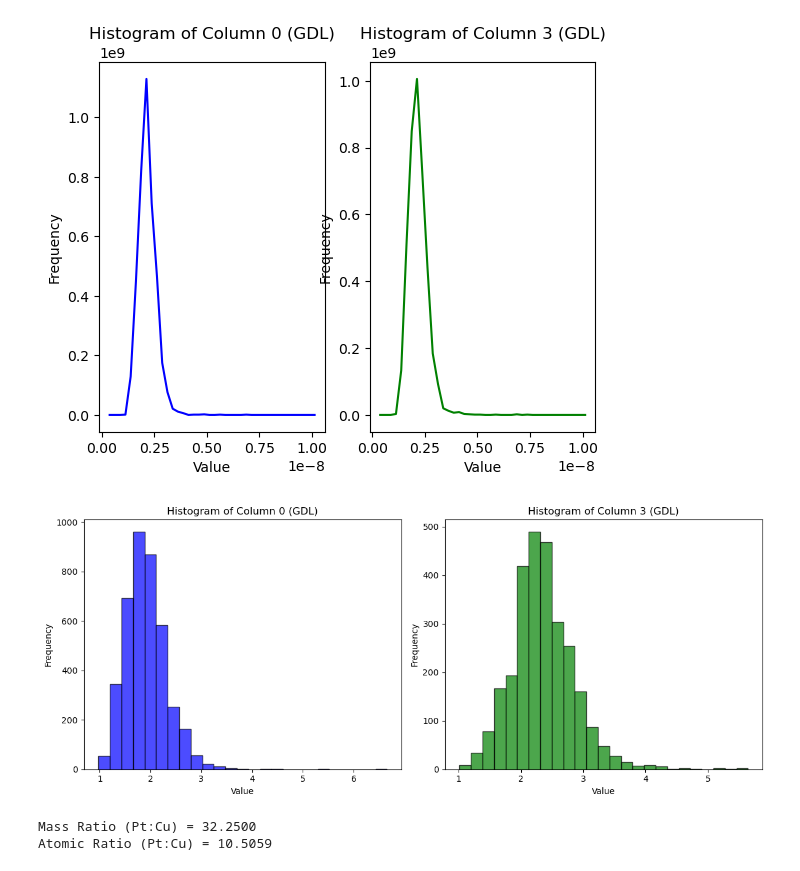
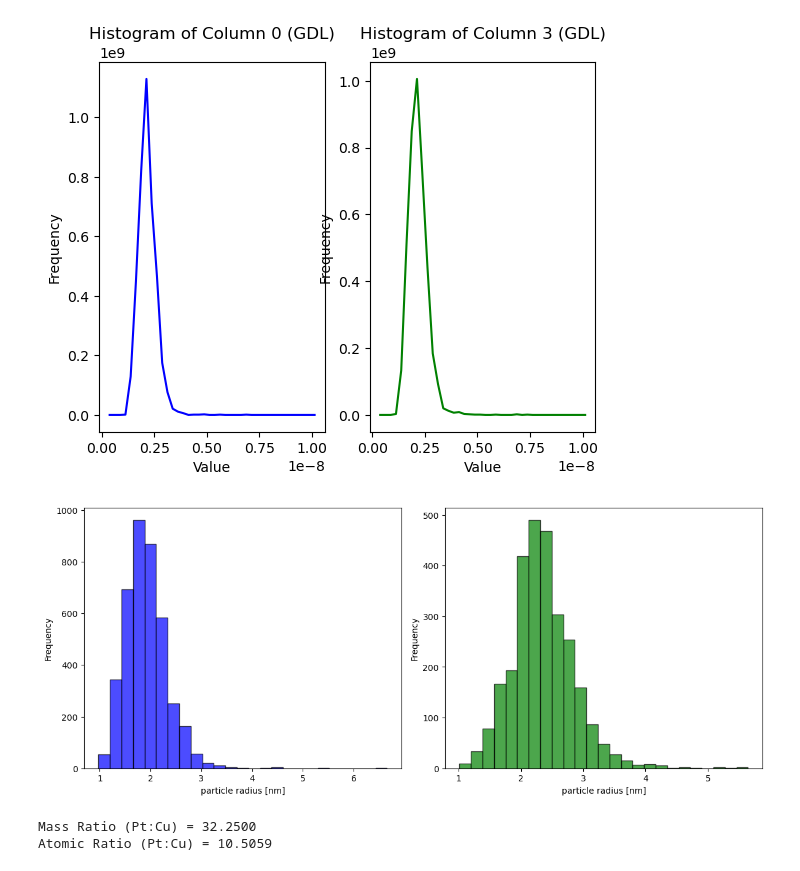
Before and after one commit to MatejPrijatelj/morelife_gen3_fit, a Jupyter notebook: importg3c.ipynb, the cells around one changed output. Saved outputs shown, nothing was run; the diff lists cells and outputs as text; code cells hidden in the pictures.

```diff
--- a/importg3c.ipynb
+++ b/importg3c.ipynb
@@ -243,30 +302,31 @@ Text(0, 0.5, 'Frequency')
 # %%
 selected_columns = df.iloc[:, [0, 3]]  # Select first and fourth columns
 
 # Plot histograms
 plt.figure(figsize=(12, 5))
 
 # Histogram for Column 0
 plt.subplot(1, 2, 1)
 plt.hist(selected_columns.iloc[:, 0].dropna()*0.5, bins=25, color='blue', edgecolor='black', alpha=0.7)
 #hist = np.histogram(nm*df.iloc[:, 0].dropna().to_numpy()*0.5,bins=bins_r,density=True)
 #plt.stem(hist[1][:-1],hist[0])
 #plt.xlim([0.5*nm,7*nm])
-plt.title(f"Histogram of Column 0 ({df.columns[0]})")
-plt.xlabel("Value")
+#plt.title(f"Histogram of Column 0 ({df.columns[0]})")
+plt.xlabel("particle radius [nm]")
 plt.ylabel("Frequency")
 
 # Histogram for Column 3
 plt.subplot(1, 2, 2)
 plt.hist(selected_columns.iloc[:, 1].dropna()*0.5, bins=25, color='green', edgecolor='black', alpha=0.7)
-plt.title(f"Histogram of Column 3 ({df.columns[0]})")
-plt.xlabel("Value")
+#plt.title(f"Histogram of Column 3 ({df.columns[0]})")
+plt.xlabel("particle radius [nm]")
 plt.ylabel("Frequency")
 
 plt.tight_layout()
+plt.savefig("inputoutput.png")
 plt.show()
 # %% [output]
-[figure, old version]
+[figure, new version]
 # %%
 #data succesfully imported
 #now describe starting distribution
```
Also changed, not shown: parts of 26 cells of this notebook, 2 other files.
